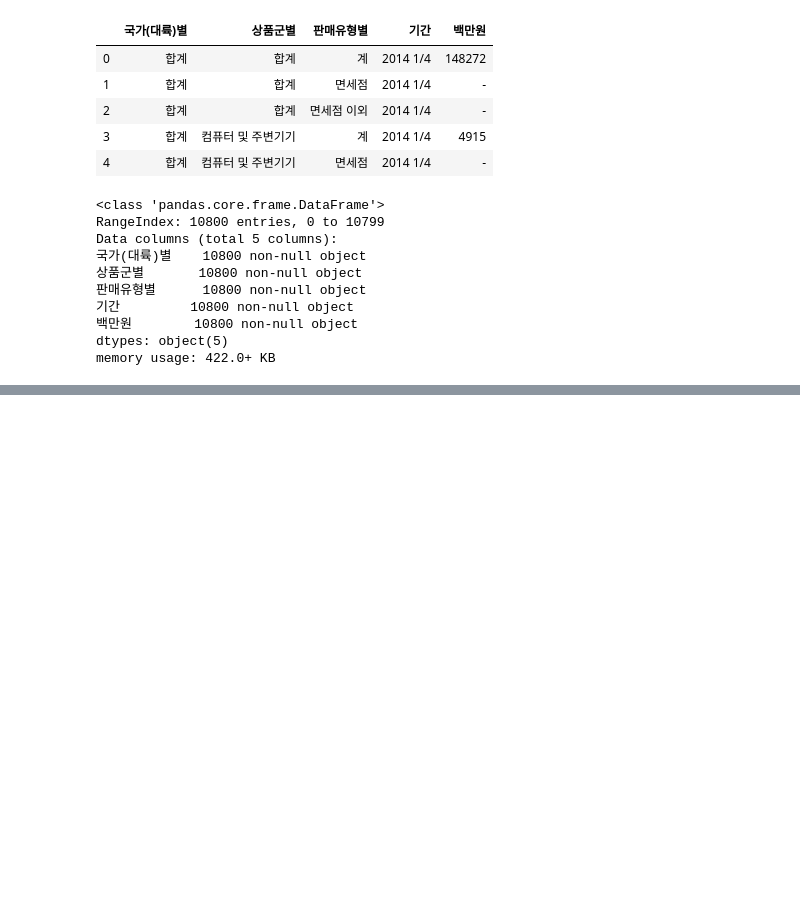
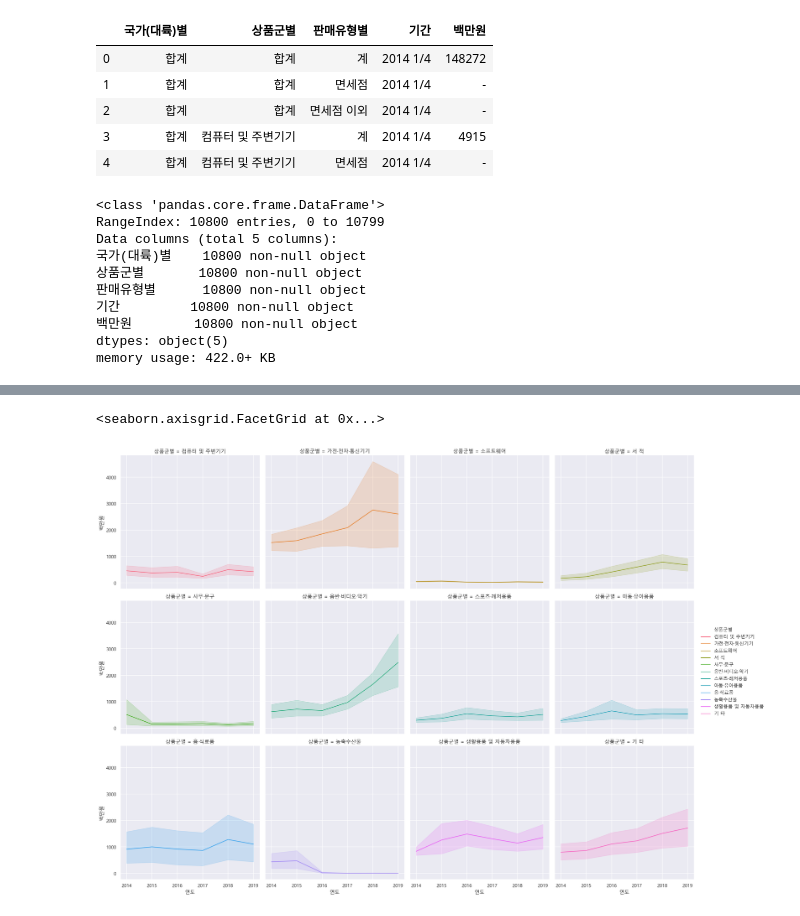
Before and after one commit to ssue-lee/practice, a Jupyter notebook: k-beauty-oversea_online_sale.ipynb, the cells around one changed output, grey strips where cells are left out. Cells and saved outputs as stored; diff of their text form; code cells hidden in the pictures; blank space fills up the shorter version.

```diff
--- a/k-beauty-oversea_online_sale.ipynb
+++ b/k-beauty-oversea_online_sale.ipynb
@@ -91,0 +196,8 @@ memory usage: 422.0+ KB
+# %%
+df_sub = df_total[~df_total["상품군별"].isin(["화장품", "의류 및 패션관련 상품"])].copy()
+# %%
+sns.relplot(data=df_sub, x="연도", y="백만원", hue="상품군별", col="상품군별",
+           col_wrap=4, kind='line')
+# %% [output]
+<seaborn.axisgrid.FacetGrid at 0x...>
+[figure, added]
```
Also changed, not shown: parts of 17 cells of this notebook.
